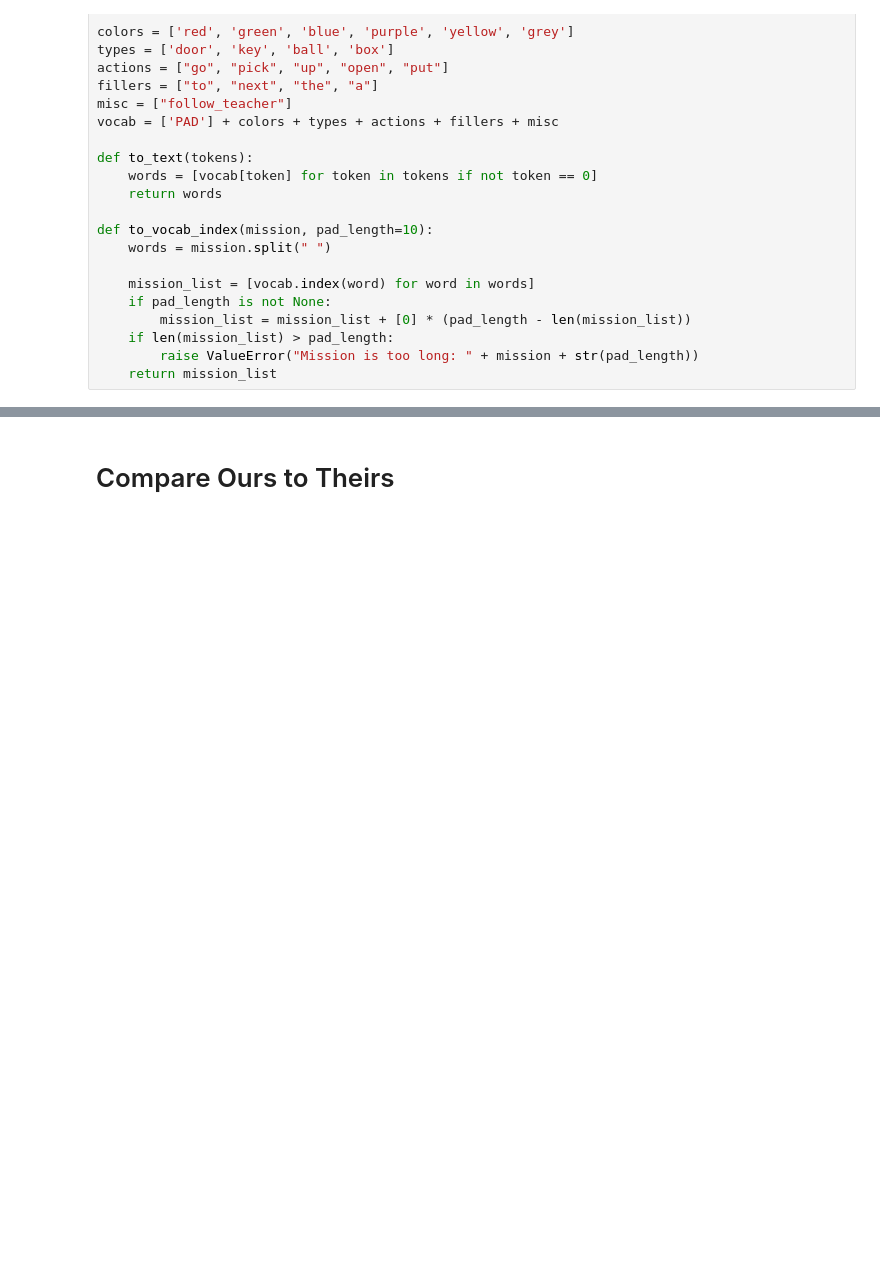
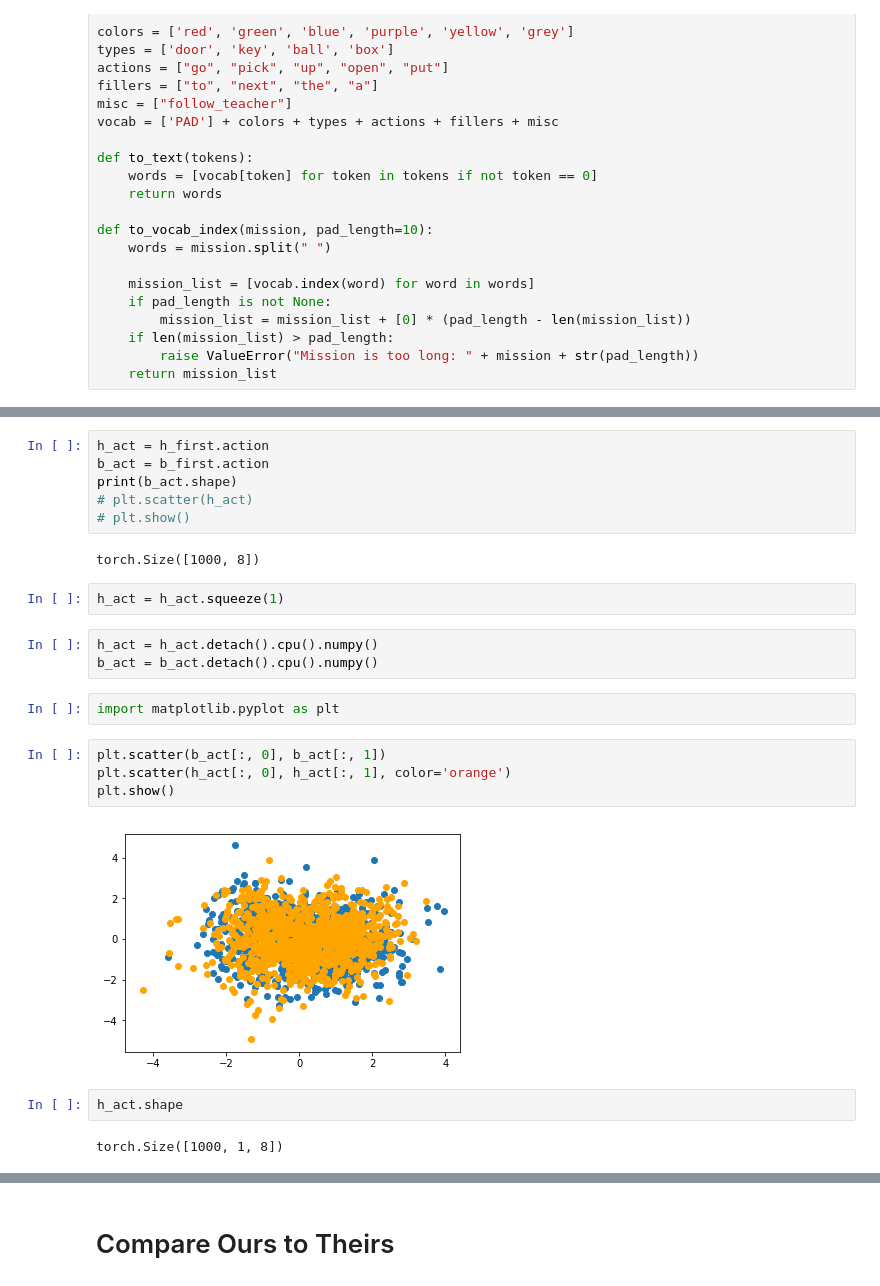
Before and after one commit to rll-research/teachable, a Jupyter notebook: Dataset Comparison.ipynb, the cells around one changed output, grey strips where cells are left out. Drawn from its saved outputs; the diff is of its cells as text; blank space fills up the shorter version.

```diff
--- a/Dataset Comparison.ipynb
+++ b/Dataset Comparison.ipynb
@@ -31,0 +131,25 @@ def to_vocab_index(mission, pad_length=10):
+# %%
+h_act = h_first.action
+b_act = b_first.action
+print(b_act.shape)
+# plt.scatter(h_act)
+# plt.show()
+# %% [output]
+torch.Size([1000, 8])
+# %%
+h_act = h_act.squeeze(1)
+# %%
+h_act = h_act.detach().cpu().numpy()
+b_act = b_act.detach().cpu().numpy()
+# %%
+import matplotlib.pyplot as plt
+# %%
+plt.scatter(b_act[:, 0], b_act[:, 1])
+plt.scatter(h_act[:, 0], h_act[:, 1], color='orange')
+plt.show()
+# %% [output]
+[figure, added]
+# %%
+h_act.shape
+# %% [output]
+torch.Size([1000, 1, 8])
```
Also changed, not shown: parts of 24 cells of this notebook.
